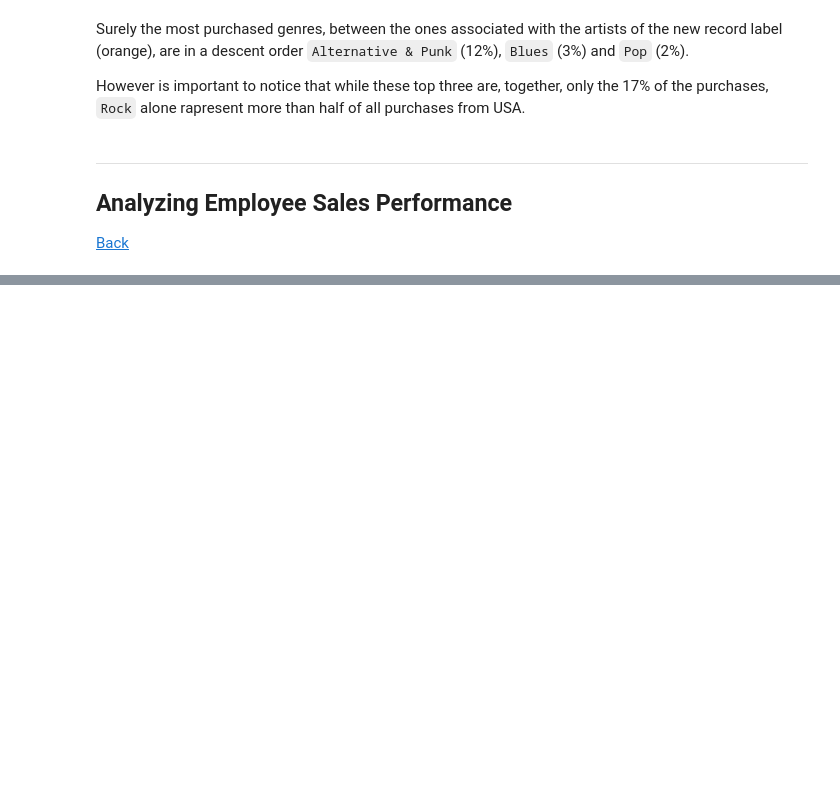
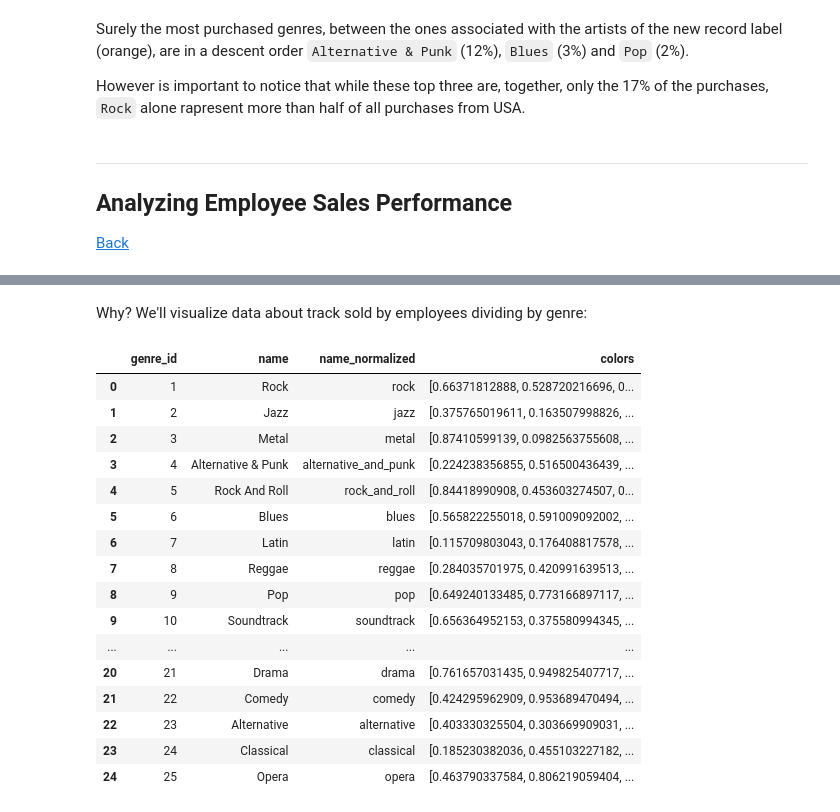
Before and after one commit to lucabro81/dataquest-projects, a Jupyter notebook: 10_answering_business_questions_using_sql/answering_business_questions_using_sql.ipynb, the cells around one changed output, grey strips where cells are left out. Saved outputs shown, nothing was run; the diff lists cells and outputs as text; code cells hidden in the pictures; blank space fills up the shorter version.

```diff
--- a/10_answering_business_questions_using_sql/answering_business_questions_using_sql.ipynb
+++ b/10_answering_business_questions_using_sql/answering_business_questions_using_sql.ipynb
@@ -202,0 +296,68 @@ results
+# %% [markdown]
+Why? We'll visualize data about track sold by employees dividing by genre:
+# %%
+genres = run_query('''
+    SELECT genre_id, name
+    FROM genre
+''');
+
+genres['name_normalized'] = genres['name'].str.lower().str.replace('&','and').str.replace(' ', '_').str.replace('/', '_')
+genres['colors'] = [np.random.rand(3,) for i in range(0, genres['name_normalized'].count())]
+
+def purchase_columns_by_genres(employee_id, genres):
+    return ','.join([f'''
+        (
+            SELECT COUNT(tr.track_id)
+                FROM track_data tr
+                WHERE
+                    tr.employee_id == {employee_id} AND
+                    tr.genre == '{genre.encode('latin-1').decode('unicode_escape')}'
+        ) {genre.lower().replace('&','and').replace(' ', '_').replace('/', '_')},
+        (
+            SELECT SUM(tr.unit_price)
+                FROM track_data tr
+                WHERE
+                    tr.employee_id == {employee_id} AND
+                    tr.genre == '{genre.encode('latin-1').decode('unicode_escape')}'
+        ) {genre.lower().replace('&','and').replace(' ', '_').replace('/', '_')}_total_unit_price,
+        (
+            SELECT SUM(total) FROM (
+                SELECT *
+                    FROM track_data tr
+                    WHERE
+                        tr.employee_id == {employee_id} AND
+                        tr.genre == '{genre.encode('latin-1').decode('unicode_escape')}'
+                    GROUP BY tr.invoice_id
+            )
+        ) {genre.lower().replace('&','and').replace(' ', '_').replace('/', '_')}_total
+    ''' for genre in genres])
+
+def mean_price_columns_by_genres(genres):
+    return ','.join([f'''
+        (
+            SELECT SUM(tr.unit_price)/COUNT(tr.track_id)
+                FROM track_data tr
+                WHERE
+                    tr.genre == '{genre.encode('latin-1').decode('unicode_escape')}'
+        ) {genre.lower().replace('&','and').replace(' ', '_').replace('/', '_')}
+    ''' for genre in genres])
+
+genres
+# %% [output]
+|  | genre_id | name | name_normalized | colors |
+| 0 | 1 | Rock | rock | [0.66371812888, 0.528720216696, 0... |
+| 1 | 2 | Jazz | jazz | [0.375765019611, 0.163507998826, ... |
+| 2 | 3 | Metal | metal | [0.87410599139, 0.0982563755608, ... |
+| 3 | 4 | Alternative & Punk | alternative_and_punk | [0.224238356855, 0.516500436439, ... |
+| 4 | 5 | Rock And Roll | rock_and_roll | [0.84418990908, 0.453603274507, 0... |
+| 5 | 6 | Blues | blues | [0.565822255018, 0.591009092002, ... |
+| 6 | 7 | Latin | latin | [0.115709803043, 0.176408817578, ... |
+| 7 | 8 | Reggae | reggae | [0.284035701975, 0.420991639513, ... |
+| 8 | 9 | Pop | pop | [0.649240133485, 0.773166897117, ... |
+| 9 | 10 | Soundtrack | soundtrack | [0.656364952153, 0.375580994345, ... |
+| ... | ... | ... | ... | ... |
+| 20 | 21 | Drama | drama | [0.761657031435, 0.949825407717, ... |
+| 21 | 22 | Comedy | comedy | [0.424295962909, 0.953689470494, ... |
+| 22 | 23 | Alternative | alternative | [0.403330325504, 0.303669909031, ... |
+| 23 | 24 | Classical | classical | [0.185230382036, 0.455103227182, ... |
+| 24 | 25 | Opera | opera | [0.463790337584, 0.806219059404, ... |
```
Also changed, not shown: parts of 23 cells of this notebook, 1 other file.
